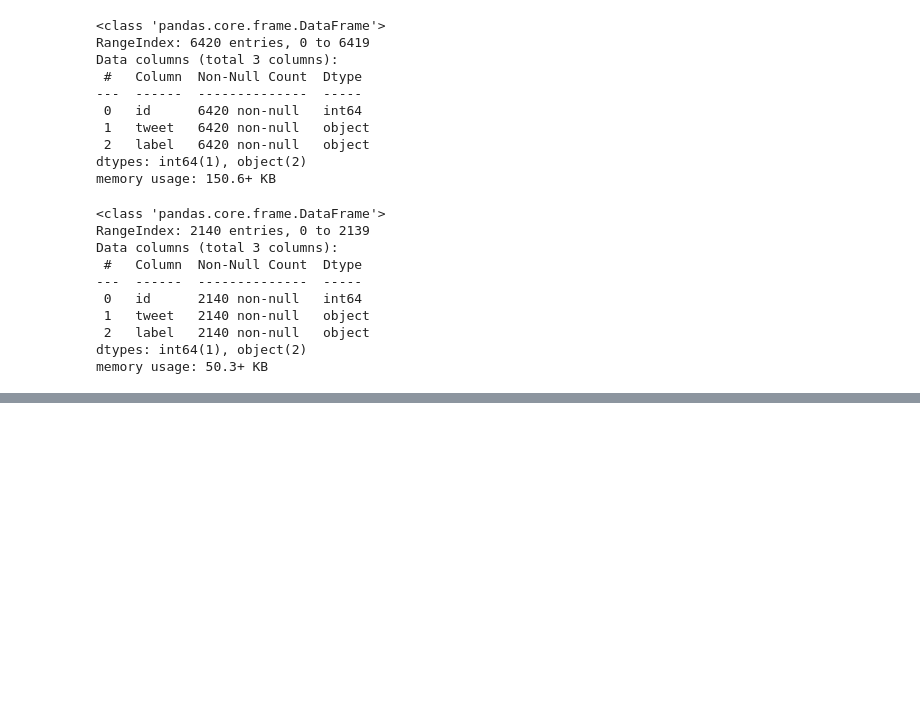
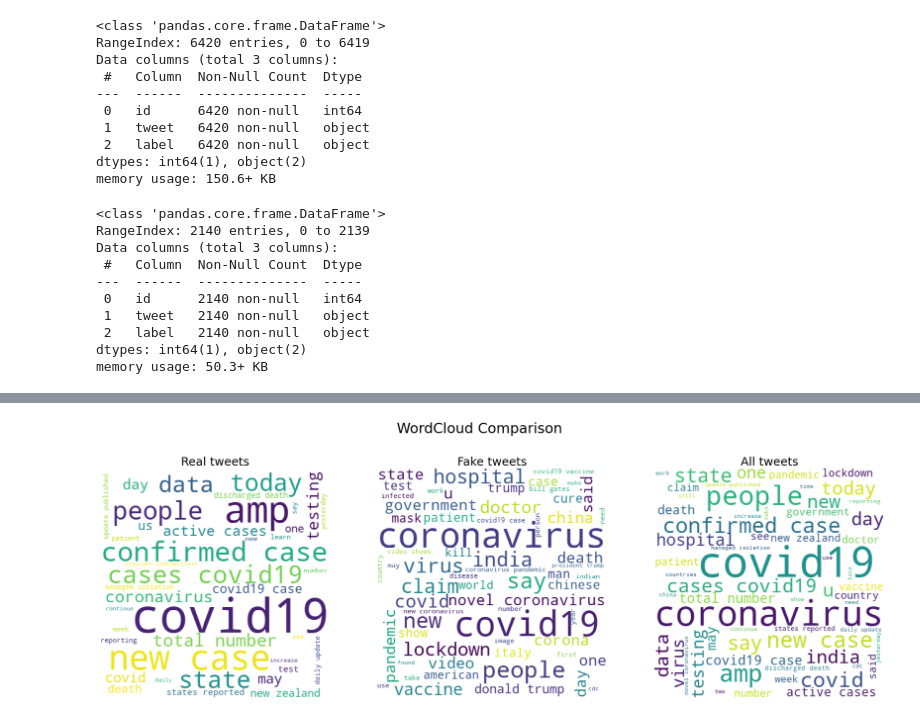
Before and after one commit to Emanuele-C/ML_SII_Project, a Jupyter notebook: stats.ipynb, the cells around one changed output, grey strips where cells are left out. Cells and saved outputs as stored; diff of their text form; code cells hidden in the pictures; blank space fills up the shorter version.

```diff
--- a/stats.ipynb
+++ b/stats.ipynb
@@ -245,0 +189,42 @@ Counter(real_tokens_words).most_common(20)
+# %%
+# To create a wordcloud from a list of tokens
+
+def create_wordcloud(tokens):
+
+    wordcloud = WordCloud(
+        width = 400,
+        height = 400,
+        background_color ='white',
+        stopwords = stopwords,
+        min_font_size = 10
+        ).generate(' '.join(tokens))
+
+    return wordcloud
+# %%
+# To display a list of wordclouds
+
+def display_wordcloud(wordclouds):
+
+    plt.figure(figsize = (30,10))
+    j = len(wordclouds[0])
+
+    for t in range(len(wordclouds[0])):
+        i = t + 1
+        plt.subplot(1, 3, i).set_title(wordclouds[1][t], fontsize = 25)
+        plt.plot()
+        plt.imshow(wordclouds[0][t])
+        plt.axis("off")
+
+    plt.suptitle("WordCloud Comparison", fontsize=30)
+
+    plt.show()
+# %%
+# Visualizzation of wordclouds
+
+wordcloud_list = [create_wordcloud(real_tokens_filtered), create_wordcloud(fake_tokens_filtered), create_wordcloud(all_tokens_filtered)]
+wordcloud_titles = ["Real tweets", "Fake tweets", "All tweets"]
+wordclouds = [wordcloud_list, wordcloud_titles]
+
+display_wordcloud(wordclouds)
+# %% [output]
+[figure, added]
```
Also changed, not shown: parts of 38 cells of this notebook.
